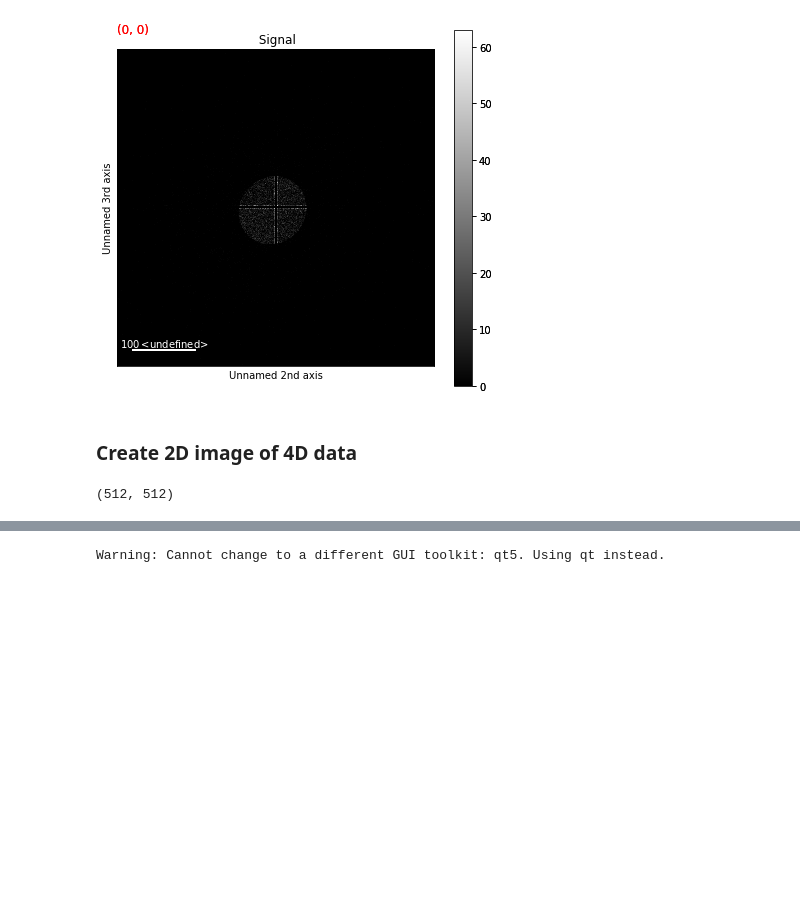
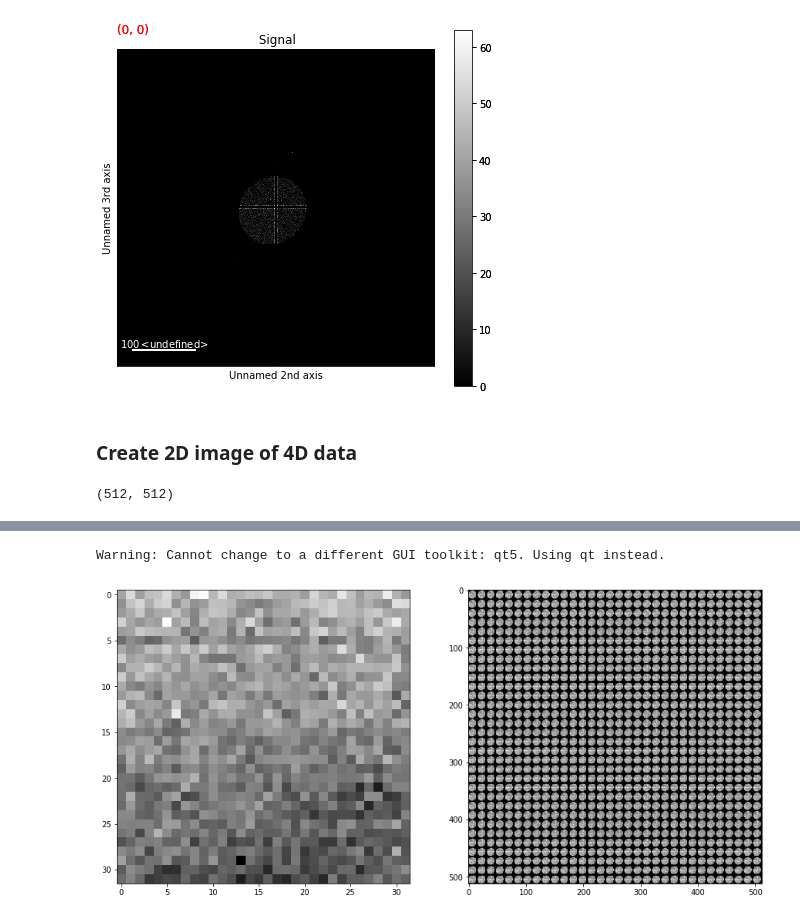
Before and after one commit to CDScattering/Staff-notebooks, a Jupyter notebook: ptycho_utils/MoS2_PreAnalysis.ipynb, the cells around one changed output, grey strips where cells are left out. Drawn from its saved outputs; the diff is of its cells as text; code cells hidden in the pictures; blank space fills up the shorter version.

```diff
--- a/ptycho_utils/MoS2_PreAnalysis.ipynb
+++ b/ptycho_utils/MoS2_PreAnalysis.ipynb
@@ -121,7 +121,7 @@ print(data_tile.shape)
 # %%
 import matplotlib.pyplot as plt
 %matplotlib qt5
-plt.figure()
+plt.figure(figsize=[15,10])
 plt.subplot(1,2,1)
 plt.imshow(np.squeeze(data_bin))
 plt.subplot(1,2,2)
@@ -133 +133,2 @@ plt.show()
 Warning: Cannot change to a different GUI toolkit: qt5. Using qt instead.
+[figure, added]
```
Also changed, not shown: parts of 9 cells of this notebook, 5 other files.
